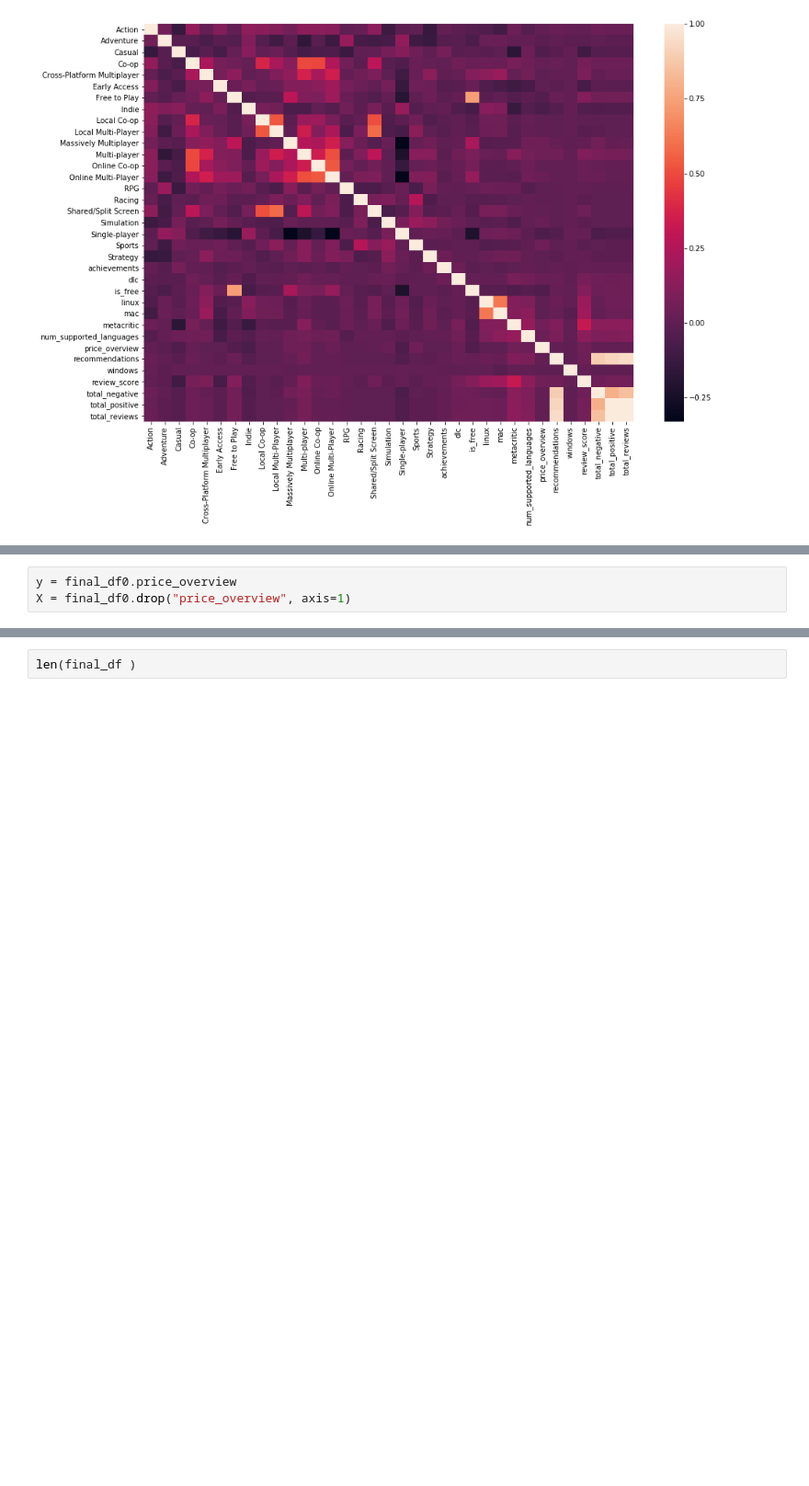
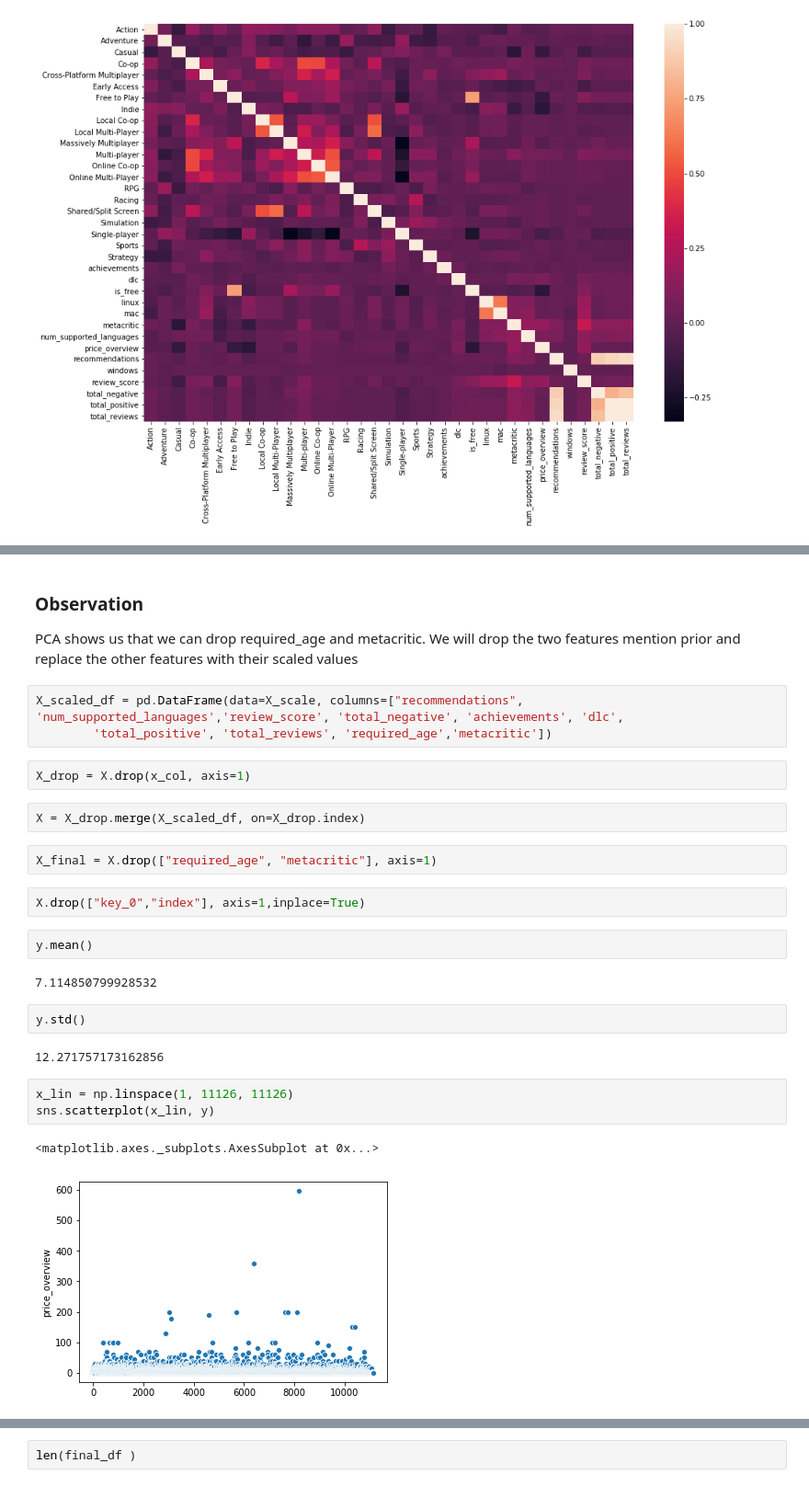
Before and after one commit to rvent/Steam_Pricing_Classification_Project, a Jupyter notebook: Mod-3-Project.ipynb, the cells around one changed output, grey strips where cells are left out. Shown: that part at 92% size. Cells and saved outputs as stored; diff of their text form; blank space fills up the shorter version.

```diff
--- a/Mod-3-Project.ipynb
+++ b/Mod-3-Project.ipynb
@@ -1170,3 +676,29 @@ from sklearn.decomposition import PCA
+# %% [markdown]
+### Observation
+
+PCA shows us that we can drop required_age and metacritic. We will drop the two features mention prior and replace the other features with their scaled values
+# %%
+X_scaled_df = pd.DataFrame(data=X_scale, columns=["recommendations", 'num_supported_languages','review_score', 'total_negative', 'achievements', 'dlc',
+        'total_positive', 'total_reviews', 'required_age','metacritic'])
 # %%
-y = final_df0.price_overview
-X = final_df0.drop("price_overview", axis=1)
+X_drop = X.drop(x_col, axis=1)
+# %%
+X = X_drop.merge(X_scaled_df, on=X_drop.index)
+# %%
+X_final = X.drop(["required_age", "metacritic"], axis=1)
+# %%
+X.drop(["key_0","index"], axis=1,inplace=True)
+# %%
+y.mean()
+# %% [output]
+7.114850799928532
+# %%
+y.std()
+# %% [output]
+12.271757173162856
+# %%
+x_lin = np.linspace(1, 11126, 11126)
+sns.scatterplot(x_lin, y)
+# %% [output]
+<matplotlib.axes._subplots.AxesSubplot at 0x...>
+[figure, added]
```
Also changed, not shown: parts of 187 cells of this notebook.
